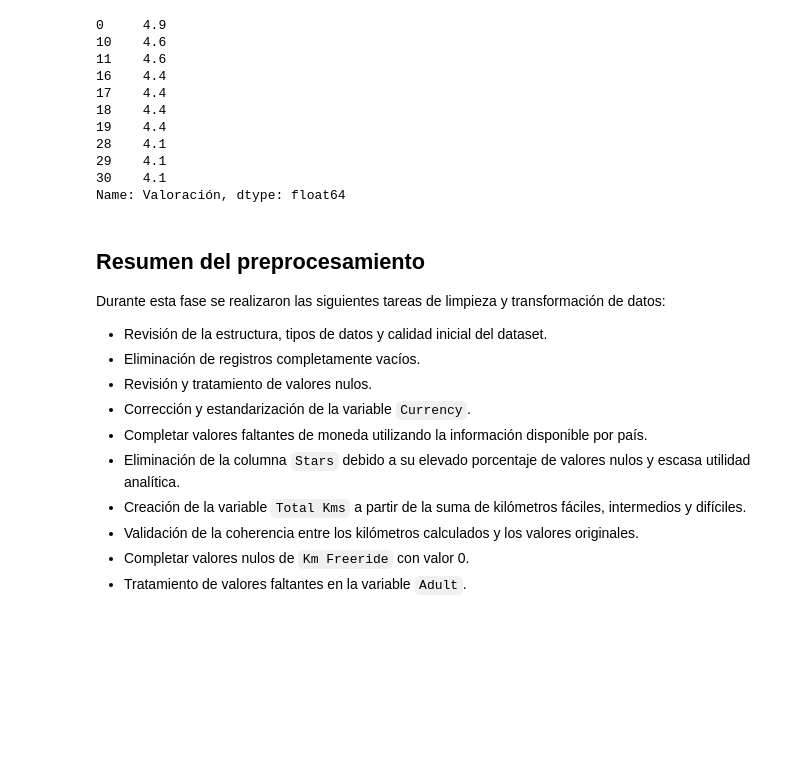
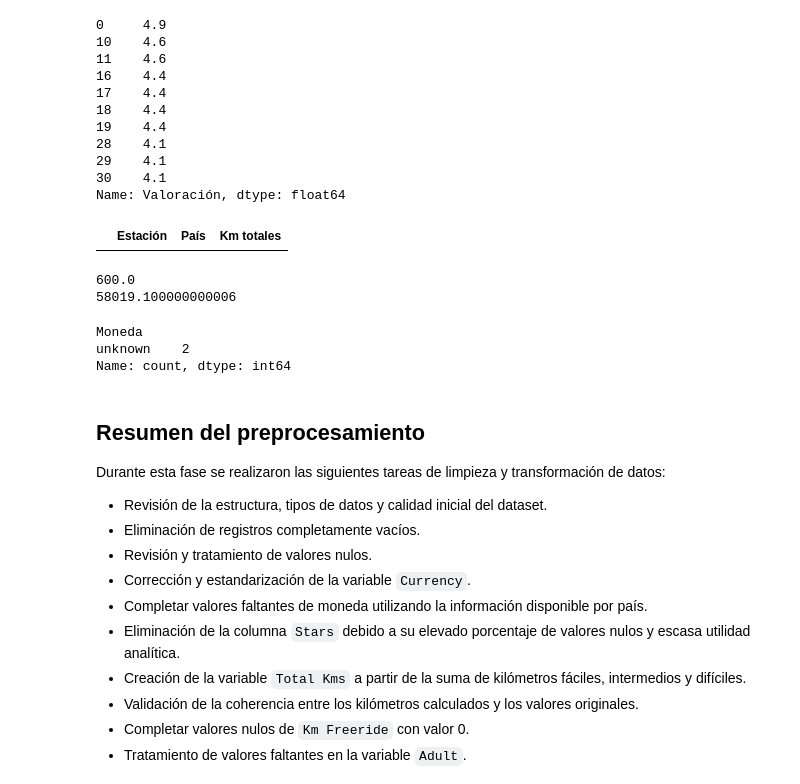
Before and after one commit to contactodiegovega/Ski-Resort-Analysis, a Jupyter notebook: notebooks/preprocesamiento.ipynb, the cells around one changed output. Drawn from its saved outputs; the diff is of its cells as text; code cells hidden in the pictures; blank space fills up the shorter version.

```diff
--- a/notebooks/preprocesamiento.ipynb
+++ b/notebooks/preprocesamiento.ipynb
@@ -2227,3 +2227,7 @@ df.loc[df["Valoración"] * 100 % 1 != 0, "Valoración"].head(10)
 29    4.1
 30    4.1
 Name: Valoración, dtype: float64
+# %%
+df[df["Km totales"] > 1000][["Estación", "País", "Km totales"]]
+# %% [output]
+|  | Estación | País | Km totales |
@@ -2229,0 +2236,6 @@ Name: Valoración, dtype: float64
+# %%
+print(df["Km totales"].max())
+print(df["Km totales"].sum())
+# %% [output]
+600.0
+58019.100000000006
@@ -2229,0 +2314,6 @@ Name: Valoración, dtype: float64
+# %%
+df[df["Precio forfait EUR"].isna()]["Moneda"].value_counts()
+# %% [output]
+Moneda
+unknown    2
+Name: count, dtype: int64
```
Also changed, not shown: parts of 5 cells of this notebook, 2 other files.
